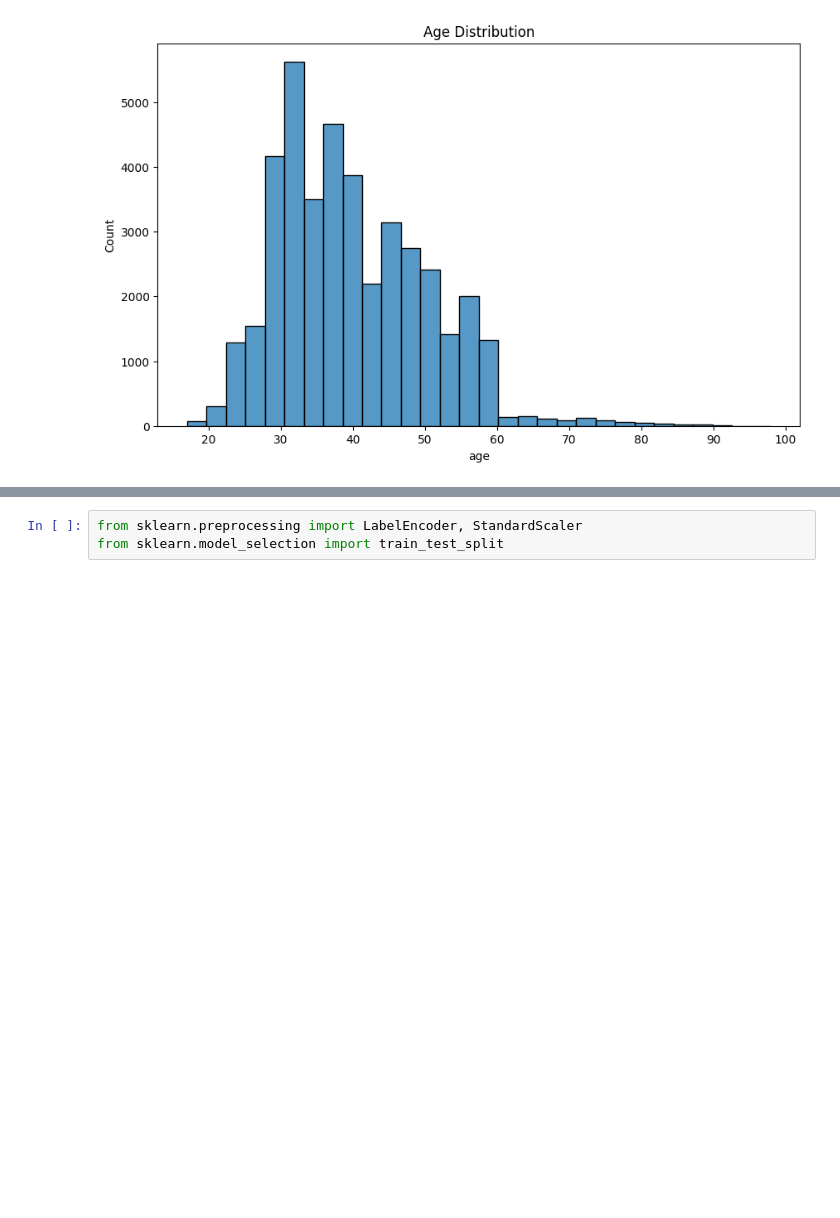
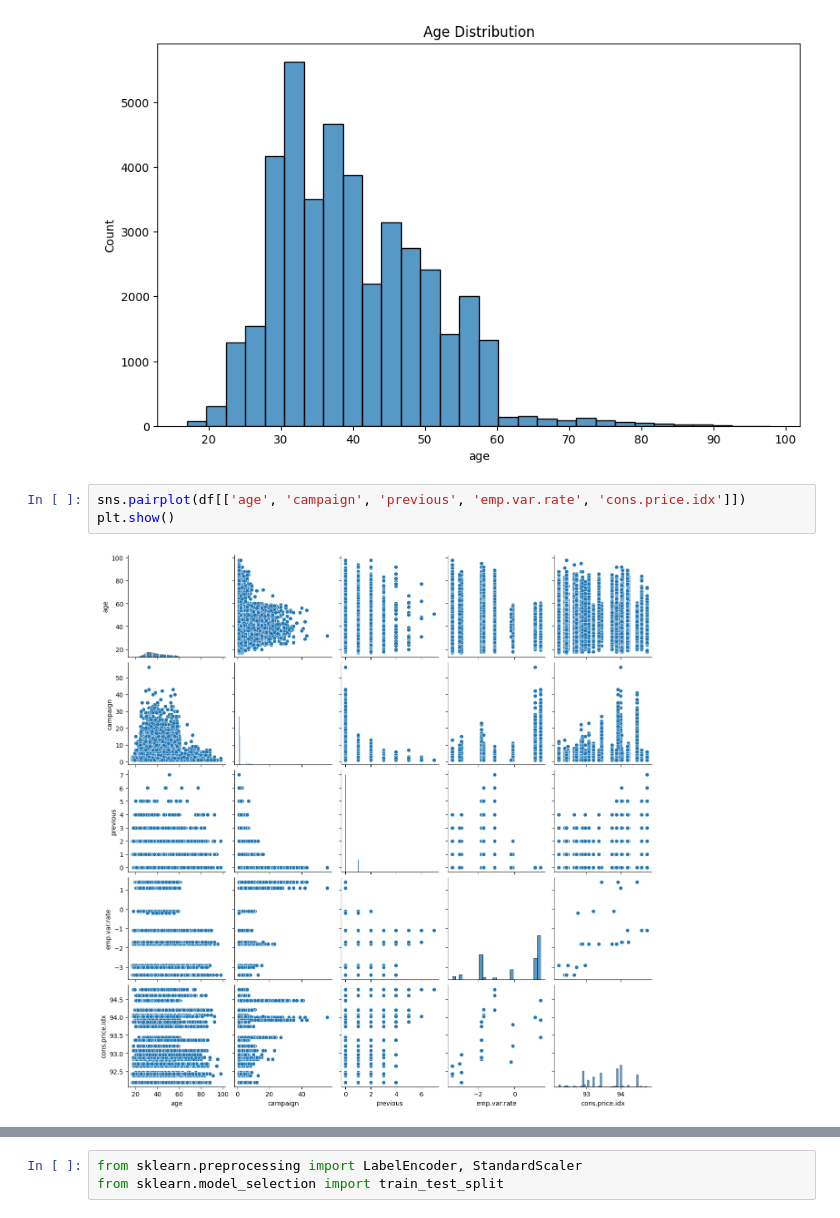
Before and after one commit to mgs408/comparing_classifiers, a Jupyter notebook: prompt_III.ipynb, the cells around one changed output, grey strips where cells are left out. Drawn from its saved outputs; the diff is of its cells as text; blank space fills up the shorter version.

```diff
--- a/prompt_III.ipynb
+++ b/prompt_III.ipynb
@@ -50,3 +143,8 @@ plt.title('Age Distribution')
 plt.show()
 # %% [output]
 [figure]
+# %%
+sns.pairplot(df[['age', 'campaign', 'previous', 'emp.var.rate', 'cons.price.idx']])
+plt.show()
+# %% [output]
+[figure, added]
```
Also changed, not shown: parts of 12 cells of this notebook.
